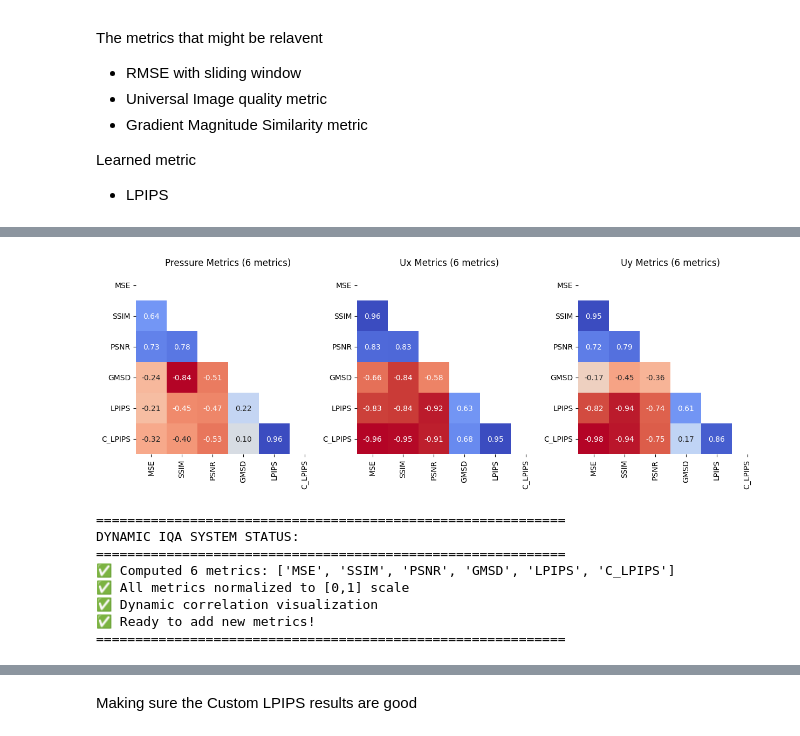
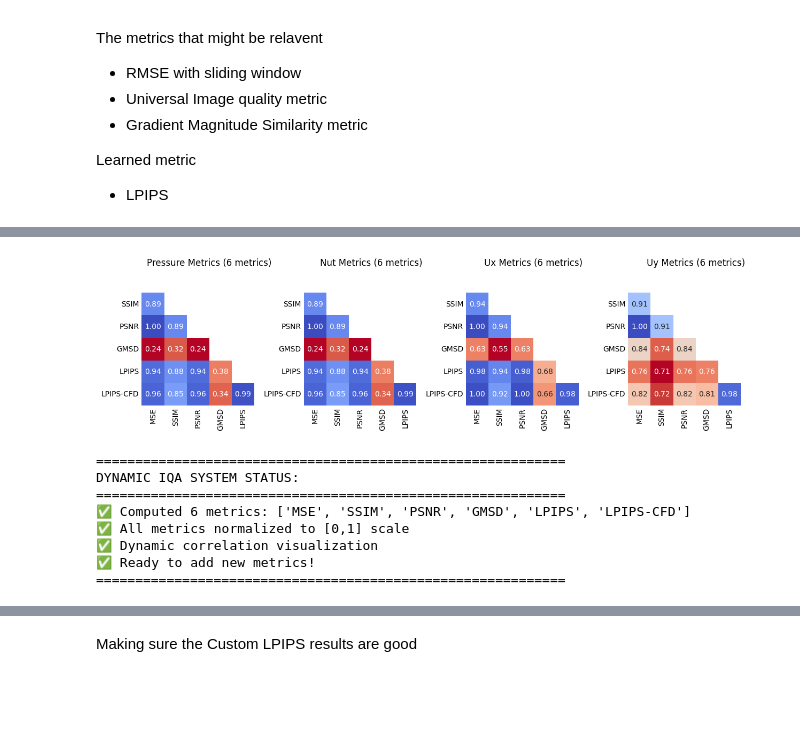
Before and after one commit to krngd2/AirfranceDatasetAnalysis, a Jupyter notebook: generic_iqa.ipynb, the cells around one changed output, grey strips where cells are left out. Drawn from its saved outputs; the diff is of its cells as text; code cells hidden in the pictures; blank space fills up the shorter version.

```diff
--- a/generic_iqa.ipynb
+++ b/generic_iqa.ipynb
@@ -629,54 +774,77 @@ C_LPIPS  0.000203  8.900000e-08  0.000203  2278.258427
 import seaborn as sns
 import matplotlib.pyplot as plt
 import numpy as np
-
+corr_method = 'spearman'
 # Automatically adjust figure size based on number of metrics
 n_metrics = len(results_df_p.columns)
 fig_width = max(15, n_metrics * 2)  # Minimum 15, scale with metrics
-fig, axes = plt.subplots(1, 3, figsize=(fig_width, 5))
+fig, axes = plt.subplots(1, 4, figsize=(fig_width, 5))
+def hide_corners(ax):
+    # Hide first metric (MSE) from y-axis and last metric (LPIPS-CFD) from x-axis
+    y_labels = ax.get_yticklabels()
+    x_labels = ax.get_xticklabels()
+    if len(y_labels) > 0:
+        y_labels[0].set_visible(False)  # Hide first y-label (MSE)
+    if len(x_labels) > 0:
+        x_labels[-1].set_visible(False)  # Hide last x-label (LPIPS-CFD)
+    # hide tick lines
+    ax.tick_params(axis='both', which='both', length=0)
 
 # Pressure
-sns.heatmap(results_df_p.corr(), annot=True, cmap='coolwarm_r', fmt='.2f',
+sns.heatmap(results_df_p.corr(method=corr_method), annot=True, cmap='coolwarm_r', fmt='.2f',
             square=True, cbar_kws={"shrink": .8},
-            mask=np.triu(np.ones_like(results_df_p.corr(), dtype=bool)), ax=axes[0])
+            mask=np.triu(np.ones_like(results_df_p.corr(method=corr_method), dtype=bool)), ax=axes[0])
 axes[0].set_title(f'Pressure Metrics ({n_metrics} metrics)')
 if len(axes[0].collections) > 0:
     axes[0].collections[0].colorbar.remove()
 
-# Ux
-sns.heatmap(results_df_ux.corr(), annot=True, cmap='coolwarm_r', fmt='.2f',
+
+# Nut
+sns.heatmap(results_df_nut.corr(method=corr_method), annot=True, cmap='coolwarm_r', fmt='.2f',
             square=True, cbar_kws={"shrink": .8},
-            mask=np.triu(np.ones_like(results_df_ux.corr(), dtype=bool)), ax=axes[1])
-axes[1].set_title(f'Ux Metrics ({n_metrics} metrics)')
+            mask=np.triu(np.ones_like(results_df_nut.corr(method=corr_method), dtype=bool)), ax=axes[1])
+axes[1].set_title(f'Nut Metrics ({n_metrics} metrics)')
 if len(axes[1].collections) > 0:
     axes[1].collections[0].colorbar.remove()
+# Ux
+sns.heatmap(results_df_ux.corr(method=corr_method), annot=True, cmap='coolwarm_r', fmt='.2f',
+            square=True, cbar_kws={"shrink": .8},
+            mask=np.triu(np.ones_like(results_df_ux.corr(method=corr_method), dtype=bool)), ax=axes[2])
+axes[2].set_title(f'Ux Metrics ({n_metrics} metrics)')
+if len(axes[2].collections) > 0:
+    axes[2].collections[0].colorbar.remove()
 
 # Uy
-sns.heatmap(results_df_uy.corr(), annot=True, cmap='coolwarm_r', fmt='.2f',
+sns.heatmap(results_df_uy.corr(method=corr_method), annot=True, cmap='coolwarm_r', fmt='.2f',
             square=True, cbar_kws={"shrink": .8},
-            mask=np.triu(np.ones_like(results_df_uy.corr(), dtype=bool)), ax=axes[2])
-axes[2].set_title(f'Uy Metrics ({n_metrics} metrics)')
-if len(axes[2].collections) > 0:
-    axes[2].collections[0].colorbar.remove()
+            mask=np.triu(np.ones_like(results_df_uy.corr(method=corr_method), dtype=bool)), ax=axes[3])
+axes[3].set_title(f'Uy Metrics ({n_metrics} metrics)')
+if len(axes[3].collections) > 0:
+    axes[3].collections[0].colorbar.remove()
+
+hide_corners(axes[0])
+hide_corners(axes[1])
+hide_corners(axes[2])
+hide_corners(axes[3])
 
 plt.rcParams.update({'font.size': 10})
 plt.show()
 
 # Print summary of what's computed
 print("\n" + "="*60)
 print("DYNAMIC IQA SYSTEM STATUS:")
 print("="*60)
 print(f"✅ Computed {n_metrics} metrics: {list(results_df_p.columns)}")
 print(f"✅ All metrics normalized to [0,1] scale")
 print(f"✅ Dynamic correlation visualization")
 print(f"✅ Ready to add new metrics!")
 print("="*60)
 # %% [output]
-[figure, old version]
+[figure, new version]
 ============================================================
 DYNAMIC IQA SYSTEM STATUS:
 ============================================================
-✅ Computed 6 metrics: ['MSE', 'SSIM', 'PSNR', 'GMSD', 'LPIPS', 'C_LPIPS']
+✅ Computed 6 metrics: ['MSE', 'SSIM', 'PSNR', 'GMSD', 'LPIPS', 'LPIPS-CFD']
 ✅ All metrics normalized to [0,1] scale
 ✅ Dynamic correlation visualization
 ✅ Ready to add new metrics!
```
Also changed, not shown: parts of 18 cells of this notebook, 11 other files.
